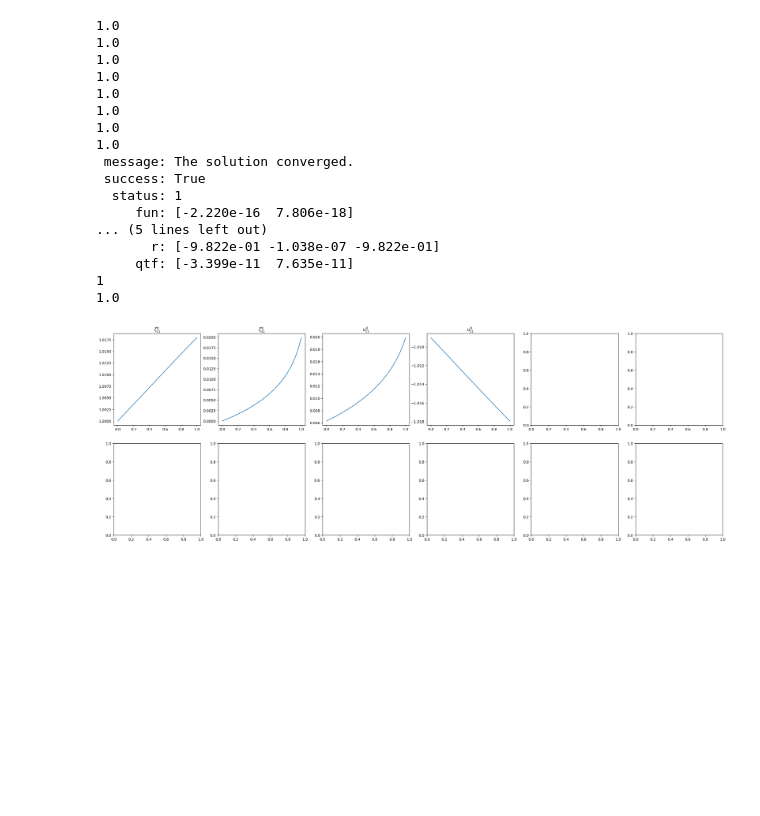
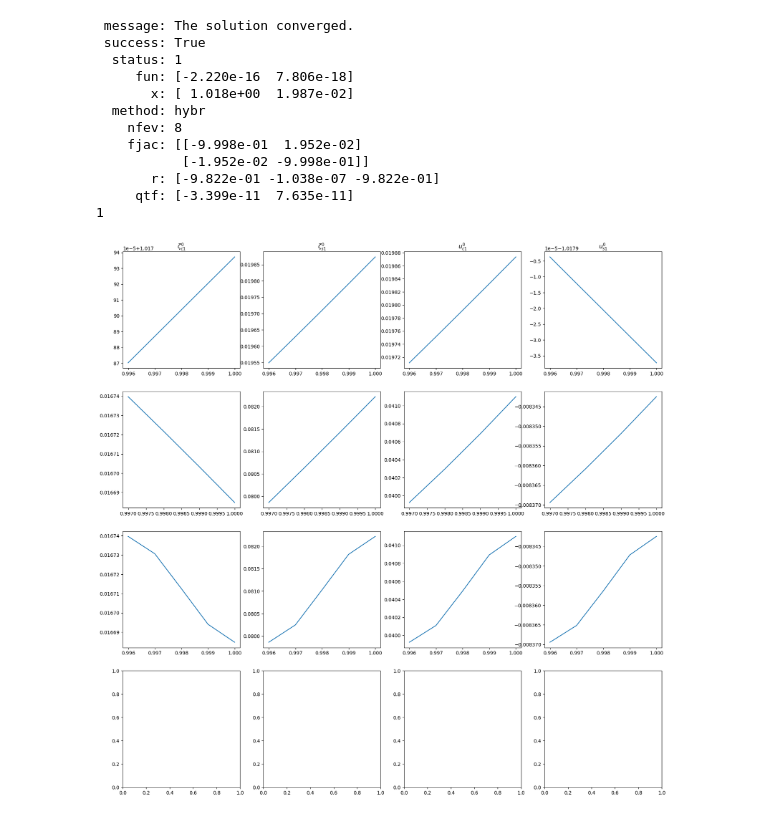
Before and after one commit to Jone-Liekens/Perturbation, a Jupyter notebook: shooting_method_FO.ipynb, the cells around one changed output. Cells and saved outputs as stored; diff of their text form; code cells hidden in the pictures; blank space fills up the shorter version.

Commit message:
investigated derivatives of shooting method

```diff
--- a/shooting_method_FO.ipynb
+++ b/shooting_method_FO.ipynb
@@ -332,39 +436,38 @@ class PCSWE():
 # %%
 pcswe = PCSWE()
 pcswe.h0 = 0.1
 pcswe.r = 0.45
 pcswe.small_number = 0
 pcswe.tol = 1e-5
 pcswe.set_derivative_vars()
 sol = pcswe.solve_LO_shooting_dz()
 x = linspace(0, 1, 1000)
 
 
-fig, axs = plt.subplots(2, 6, figsize=(30, 10))
+fig, axs = plt.subplots(4, 4, figsize=(20, 20))
 labels=[r"$\zeta^0_{c1}$", r"$\zeta^0_{s1}$", r"$u^0_{c1}$", r"$u^0_{s1}$", r"$\zeta^1_{r}$", r"$\zeta^1_{c2}$", r"$\zeta^1_{s2}$", r"$u^1_{r}$", r"$u^1_{c2}$", r"$u^1_{s2}$"]
+
+x = x[-5:]
 for i in range(4):
     axs[0, i].set_title(labels[i])
     axs[0, i].plot(x, sol.sol(x)[i])
+    axs[1, i].plot(x[1:], np.diff(sol.sol(x)[i]) / np.diff(x))
+    axs[2, i].plot(x, np.gradient(sol.sol(x)[i], x))
 plt.show()
 # %% [output]
-1.0
-1.0
-1.0
-1.0
-1.0
-1.0
-1.0
-1.0
  message: The solution converged.
  success: True
   status: 1
      fun: [-2.220e-16  7.806e-18]
-... (5 lines left out)
+       x: [ 1.018e+00  1.987e-02]
+  method: hybr
+    nfev: 8
+    fjac: [[-9.998e-01  1.952e-02]
+           [-1.952e-02 -9.998e-01]]
        r: [-9.822e-01 -1.038e-07 -9.822e-01]
      qtf: [-3.399e-11  7.635e-11]
 1
-1.0
-[figure, old version]
+[figure, new version]
 # %%
 pcswe = PCSWE()
 pcswe.h0 = 0.1
```
Also changed, not shown: parts of 4 cells of this notebook, 1 other file.
